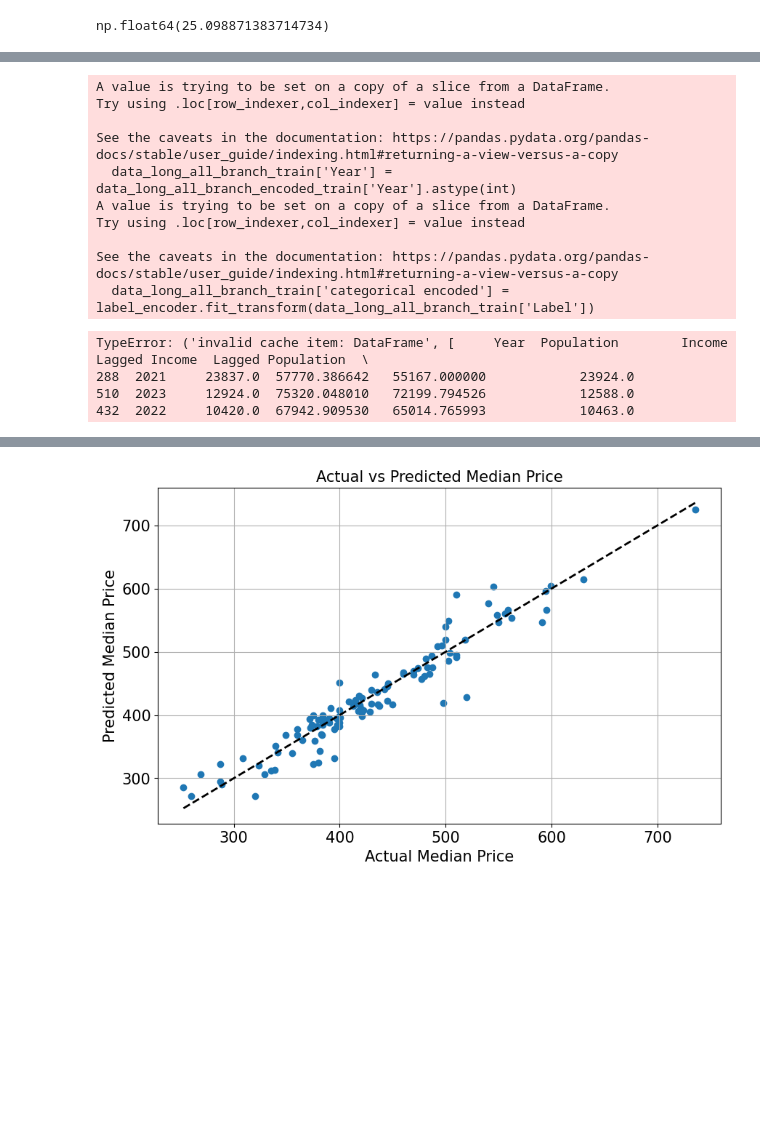
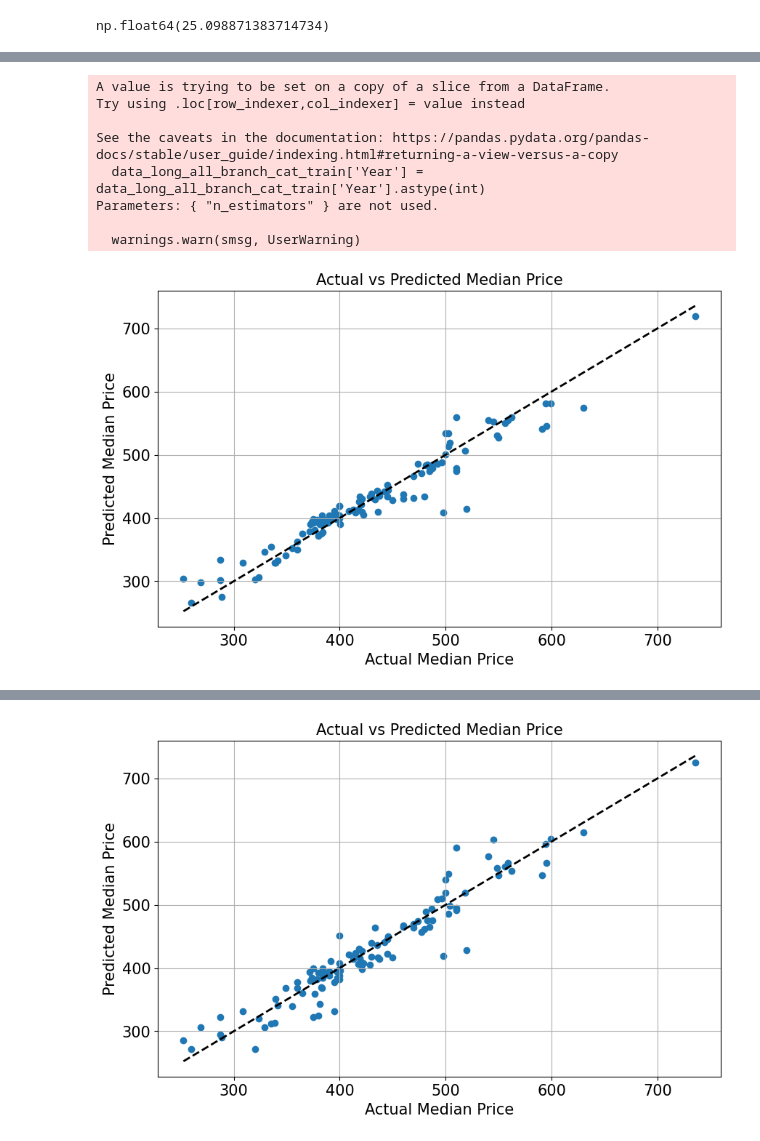
Before and after one commit to MAST30034-AppliedDataScience/project-2-group-real-estate-hexosergeantchelelebratebonitz, a Jupyter notebook: notebooks/Can/Modelling.ipynb, the cells around one changed output, grey strips where cells are left out. Cells and saved outputs as stored; diff of their text form; code cells hidden in the pictures; blank space fills up the shorter version.

Commit message:
Sort of fixed the xgboost model, predicting massive decrease in rent in 2024 idk why

```diff
--- a/notebooks/Can/Modelling.ipynb
+++ b/notebooks/Can/Modelling.ipynb
@@ -614,3 +612,8 @@ data_long_all_branch_train
+# %%
+data_long_all_branch_cat = data_long_all_branch.copy()
+data_long_all_branch_cat['Label'] = data_long_all_branch['Label'].astype('category')
+data_long_all_branch_cat_train = data_long_all_branch_cat.dropna()
+data_long_all_branch_cat_test = data_long_all_branch_cat[data_long_all_branch_cat.isna().any(axis=1)]
 # %%
 # Gradiant Boosting Regressor
 from sklearn.ensemble import GradientBoostingRegressor
@@ -638,13 +641,15 @@ rfr_mse = root_mean_squared_error(y_test, y_pred)
 rfr_mse
 
 '''
-data_long_all_branch_train['Year'] = data_long_all_branch_encoded_train['Year'].astype(int)
+
+data_long_all_branch_cat_train['Year'] = data_long_all_branch_cat_train['Year'].astype(int)
 
 label_encoder = LabelEncoder()
-data_long_all_branch_train['categorical encoded'] = label_encoder.fit_transform(data_long_all_branch_train['Label'])
+#data_long_all_branch_train['categorical encoded'] = label_encoder.fit_transform(data_long_all_branch_train['Label'])
+#data_long_all_branch_train = data_long_all_branch['Label'].astype('category')
 
-X = data_long_all_branch_train.drop(columns=['Median_Price','Lagged Median_Price','Median_Price Growth','Avg Median_Price Growth','Avg Median_Price Change','Label'])
-y = data_long_all_branch_train['Median_Price']
+X = data_long_all_branch_cat_train.drop(columns=['Median_Price','Lagged Median_Price','Median_Price Growth','Avg Median_Price Growth','Avg Median_Price Change'])
+y = data_long_all_branch_cat_train['Median_Price']
 y = np.log(y)
 
 X_train, X_test, y_train, y_test = train_test_split(X, y, test_size=0.2, random_state=42)
@@ -652,47 +657,47 @@ X_train, X_test, y_train, y_test = train_test_split(X, y, test_size=0.2, random_
 # XGBoost Regressor
 import xgboost as xgb
 from sklearn.metrics import mean_squared_error, root_mean_squared_error
 
 #xgb = XGBRegressor(n_estimators=100, learning_rate=0.1, max_depth=1, random_state=42)
 
 dtrain = xgb.DMatrix(X_train, label=y_train, enable_categorical=True)
 dtest = xgb.DMatrix(X_test, label=y_test, enable_categorical=True)
 
 params = {
-    'max_depth': 1,
-    'eta': 0.1,
+    'max_depth': 7,
+    'n_estimators': 1000,
+    'eta': 0.3,
     'objective': 'reg:squarederror',
-    'tree_method': 'gpu_hist',
-    'enable_categorical': True
+    #'tree_method': 'hist',
+    #'device' : 'cuda'
 }
-xgb_model = xgb.train(params, X_train, num_boost_round=100)
+xgb_model = xgb.train(params, dtrain)
 
-y_pred = xgb_model.predict(X_test)
-xgb_mse = root_mean_squared_error(y_test, y_pred)
-xgb_mse
+import math
+
+y_pred = xgb_model.predict(dtest)
+y_pred = np.exp(y_pred)
+y_test = np.exp(y_test)
+xgb_rmse = root_mean_squared_error(y_test, y_pred)
+xgb_rmse
 
 # Graph the predicted vs actual median prices
 plt.figure(figsize=(10, 6))
 plt.scatter(y_test, y_pred)
 plt.xlabel('Actual Median Price')
 plt.ylabel('Predicted Median Price')
 plt.title('Actual vs Predicted Median Price')
 plt.grid(True)
 # Plot the y=x line
 plt.plot([y_test.min(), y_test.max()], [y_test.min(), y_test.max()], 'k--', lw=2)
 plt.show()
 # %% [output]
 A value is trying to be set on a copy of a slice from a DataFrame.
 Try using .loc[row_indexer,col_indexer] = value instead
 
 See the caveats in the documentation: https://pandas.pydata.org/pandas-docs/stable/user_guide/indexing.html#returning-a-view-versus-a-copy
-  data_long_all_branch_train['Year'] = data_long_all_branch_encoded_train['Year'].astype(int)
-A value is trying to be set on a copy of a slice from a DataFrame.
-Try using .loc[row_indexer,col_indexer] = value instead
+  data_long_all_branch_cat_train['Year'] = data_long_all_branch_cat_train['Year'].astype(int)
+Parameters: { "n_estimators" } are not used.
 
-See the caveats in the documentation: https://pandas.pydata.org/pandas-docs/stable/user_guide/indexing.html#returning-a-view-versus-a-copy
-  data_long_all_branch_train['categorical encoded'] = label_encoder.fit_transform(data_long_all_branch_train['Label'])
+  warnings.warn(smsg, UserWarning)
-TypeError: ('invalid cache item: DataFrame', [     Year  Population        Income  Lagged Income  Lagged Population  \
-288  2021     23837.0  57770.386642   55167.000000            23924.0
-510  2023     12924.0  75320.048010   72199.794526            12588.0
-432  2022     10420.0  67942.909530   65014.765993            10463.0
+[figure, added]
```
Also changed, not shown: parts of 7 cells of this notebook.
